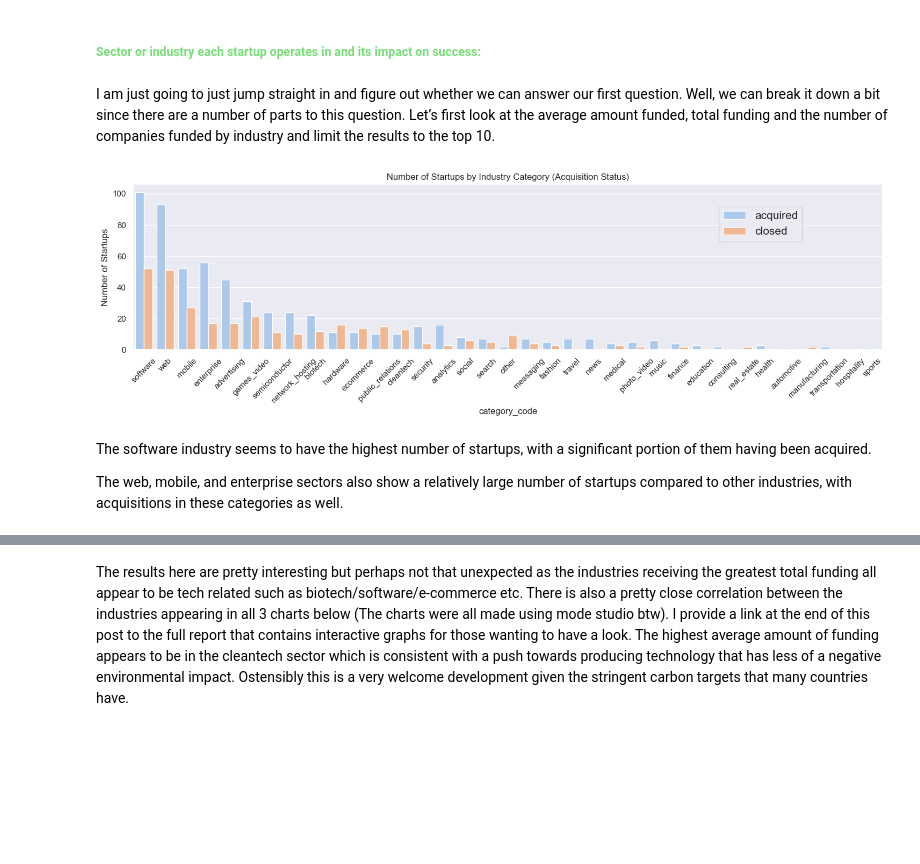
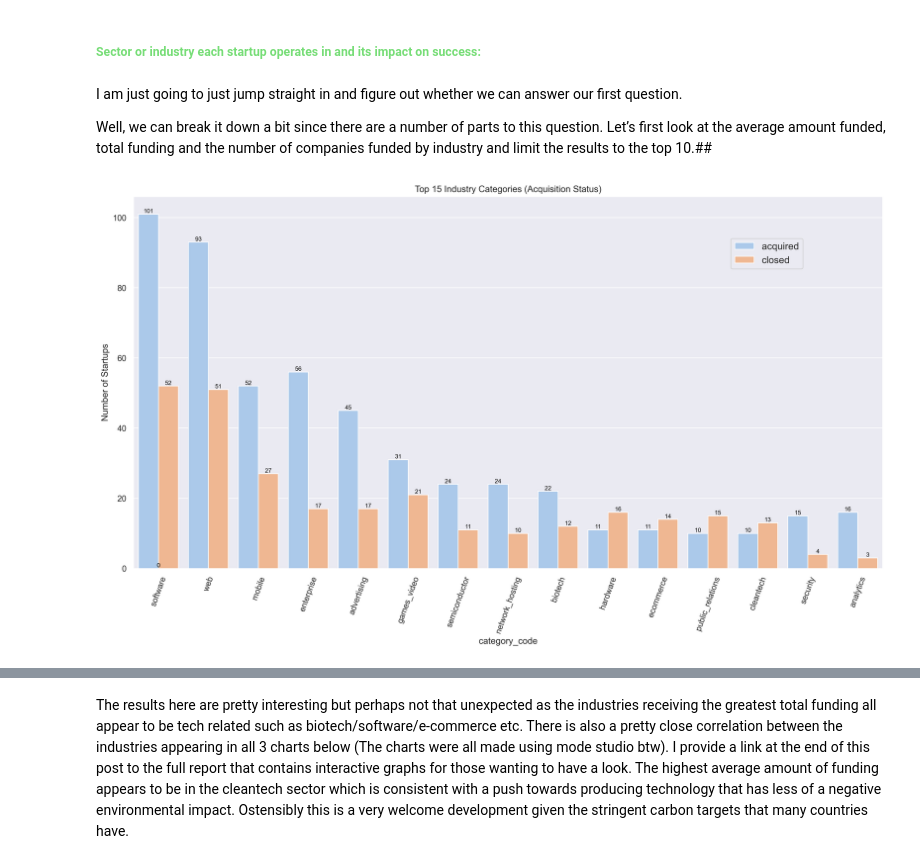
Before and after one commit to GabrielaArzateR/Predicting_startup_succes-, a Jupyter notebook: notebook/data_exploratio.ipynb, the cells around one changed output, grey strips where cells are left out. Cells and saved outputs as stored; diff of their text form; code cells hidden in the pictures; blank space fills up the shorter version.

Commit message:
top 15 industries

```diff
--- a/notebook/data_exploratio.ipynb
+++ b/notebook/data_exploratio.ipynb
@@ -54,27 +54,32 @@ data_df = pd.read_csv(file_path, encoding="ISO-8859-1")
 # %% [markdown]
  ##### <span style="color: #77dd77;"> Sector or industry each startup operates in and its impact on success:
 # %% [markdown]
-I am just going to just jump straight in and figure out whether we can answer our first question. Well, we can break it down a bit since there are a number of parts to this question. Let’s first look at the average amount funded, total funding and the number of companies funded by industry and limit the results to the top 10.
+I am just going to just jump straight in and figure out whether we can answer our first question.
+
+Well, we can break it down a bit since there are a number of parts to this question. Let’s first look at the average amount funded, total funding and the number of companies funded by industry and limit the results to the top 10.##
 # %%
-import matplotlib.pyplot as plt
-import seaborn as sns
+# Getting the order of categories based on their frequency
+order = data_df["category_code"].value_counts().index[:15]
 
-# Getting the order of categories based on their frequency
-order = data_df["category_code"].value_counts().index
-
-plt.figure(figsize=(18, 4), dpi=100)
-plt.xticks(rotation=45)
-plt.title("Number of Startups by Industry Category (Acquisition Status)")
+plt.figure(figsize=(18, 9), dpi=300)
+plt.xticks(rotation=70)
+plt.title("Top 15 Industry Categories (Acquisition Status)")
 
 # Specify the hue order explicitly
-sns.countplot(x="category_code", data=data_df, order=order, palette="pastel", hue='status',hue_order=['acquired', 'closed'])
+ax = sns.countplot(x="category_code", data=data_df, order=order, palette="pastel", hue='status', hue_order=['acquired', 'closed'])
 
 plt.ylabel("Number of Startups")
-plt.legend(bbox_to_anchor=(0.9, 0.9), fontsize=15)
+plt.legend(bbox_to_anchor=(0.9, 0.9), fontsize=13)
+
+# Iterate through the patches (bars) and add text
+for bar in ax.patches:
+    # Get the position and height of the bar
+    bar_x = bar.get_x() + bar.get_width() / 2  # X-coordinate of the center of the bar
+    bar_height = bar.get_height()  # Height of the bar (count value)
+
+    # Add text above the bar
+    ax.text(bar_x, bar_height, f'{int(bar_height)}',
+            fontsize=8, color='black', ha='center', va='bottom')
 plt.show()
 # %% [output]
-[figure, old version]
+[figure, new version]
-# %% [markdown]
-The software industry seems to have the highest number of startups, with a significant portion of them having been acquired.
-
-The web, mobile, and enterprise sectors also show a relatively large number of startups compared to other industries, with acquisitions in these categories as well.
```
Also changed, not shown: parts of 6 cells of this notebook.
